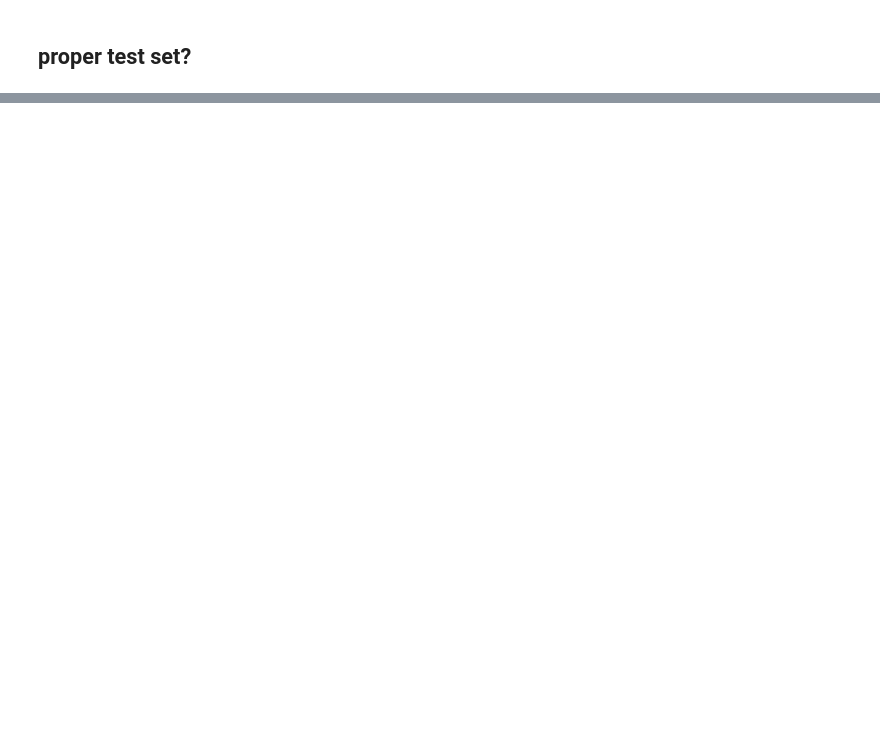
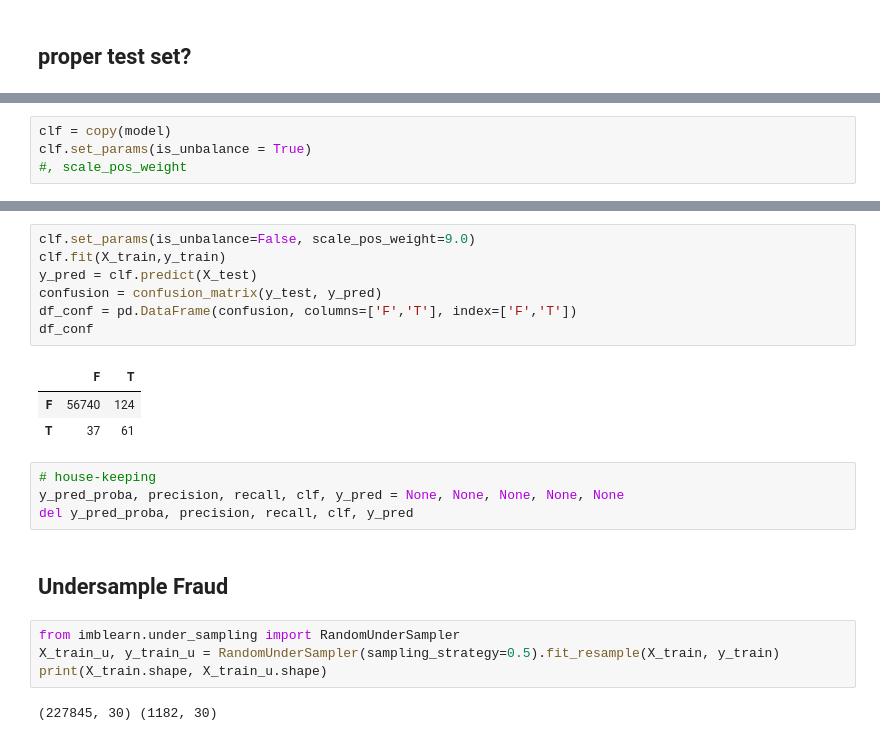
Before and after one commit to nitram-bot/fhnw_lecture, a Jupyter notebook: notebooks/imbalanced_data.ipynb, the cells around one changed output, grey strips where cells are left out. Saved outputs shown, nothing was run; the diff lists cells and outputs as text; blank space fills up the shorter version.

```diff
--- a/notebooks/imbalanced_data.ipynb
+++ b/notebooks/imbalanced_data.ipynb
@@ -121,0 +273,4 @@ df_conf
+# %%
+clf = copy(model)
+clf.set_params(is_unbalance = True)
+#, scale_pos_weight
@@ -121,0 +302,23 @@ df_conf
+# %%
+clf.set_params(is_unbalance=False, scale_pos_weight=9.0)
+clf.fit(X_train,y_train)
+y_pred = clf.predict(X_test)
+confusion = confusion_matrix(y_test, y_pred)
+df_conf = pd.DataFrame(confusion, columns=['F','T'], index=['F','T'])
+df_conf
+# %% [output]
+|  | F | T |
+| F | 56740 | 124 |
+| T | 37 | 61 |
+# %%
+# house-keeping
+y_pred_proba, precision, recall, clf, y_pred = None, None, None, None, None
+del y_pred_proba, precision, recall, clf, y_pred
+# %% [markdown]
+## Undersample Fraud
+# %%
+from imblearn.under_sampling import RandomUnderSampler
+X_train_u, y_train_u = RandomUnderSampler(sampling_strategy=0.5).fit_resample(X_train, y_train)
+print(X_train.shape, X_train_u.shape)
+# %% [output]
+(227845, 30) (1182, 30)
```
Also changed, not shown: parts of 52 cells of this notebook, 5 other files.
